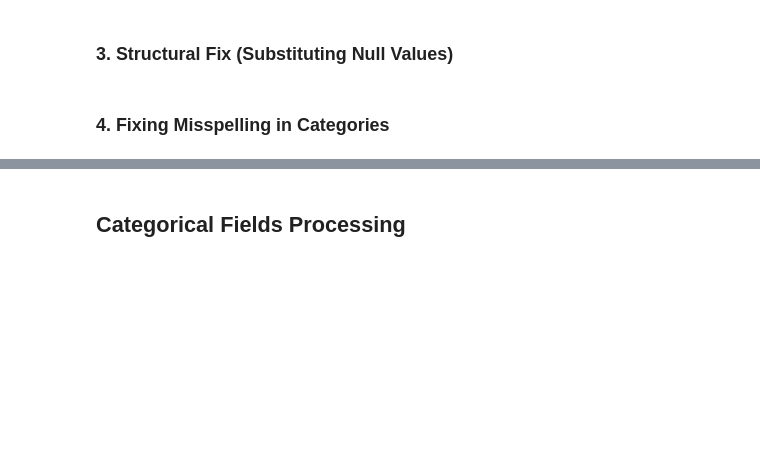
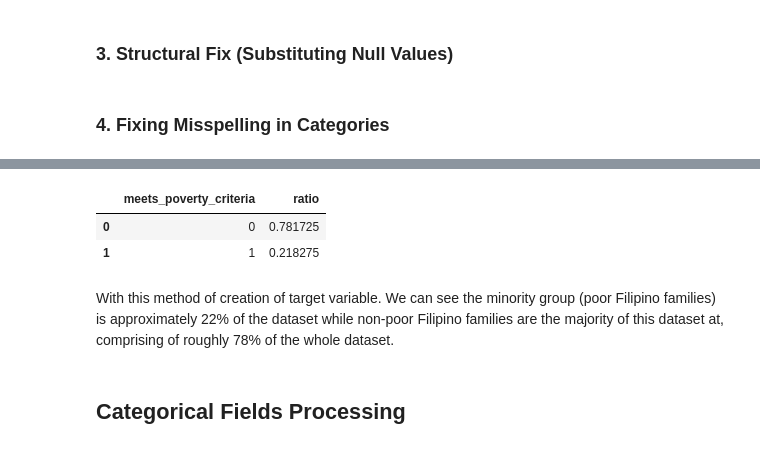
Before and after one commit to Volyzte/dsf-c14-group_3-sprint-project, a Jupyter notebook: Sprint Project_Poverty Prediction.ipynb, the cells around one changed output, grey strips where cells are left out. Cells and saved outputs as stored; diff of their text form; code cells hidden in the pictures; blank space fills up the shorter version.

Commit message:
Added target variable and refactored notebook

```diff
--- a/Sprint Project_Poverty Prediction.ipynb
+++ b/Sprint Project_Poverty Prediction.ipynb
@@ -62,3 +72,23 @@ df['Type_of_Walls'] = df['Type_of_Walls'].map({'NOt applicable': 'Not Applicable
+# %%
+def classify_poverty(row):
+    threshold_for_5 = 9452
+    adjusted_threshold = (threshold_for_5 / 5) * row['Total_Number_of_Family_members']
+
+    return 1 if row['Total_Household_Income'] < adjusted_threshold * 12 else 0
+
+df['meets_poverty_criteria'] = df.apply(classify_poverty, axis=1)
+# %%
+meets_poverty_criteria_df = df['meets_poverty_criteria'].value_counts(normalize=True).reset_index()
+meets_poverty_criteria_df.columns = ['meets_poverty_criteria', 'ratio']
+
+# Display the resulting dataframe
+meets_poverty_criteria_df
+# %% [output]
+|  | meets_poverty_criteria | ratio |
+| 0 | 0 | 0.781725 |
+| 1 | 1 | 0.218275 |
+# %% [markdown]
+With this method of creation of target variable. We can see the minority group (poor Filipino families) is approximately 22% of the dataset while non-poor Filipino families are the majority of this dataset at, comprising of roughly 78% of the whole dataset.
 # %% [markdown]
 ## Categorical Fields Processing
 # %%
```
Also changed, not shown: parts of 9 cells of this notebook, 2 other files.
